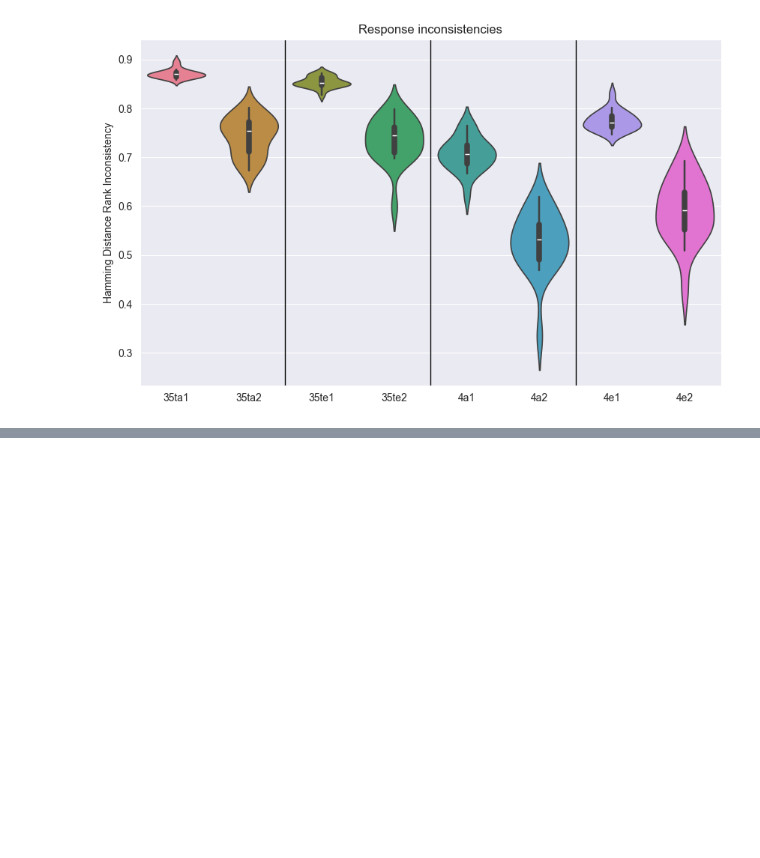
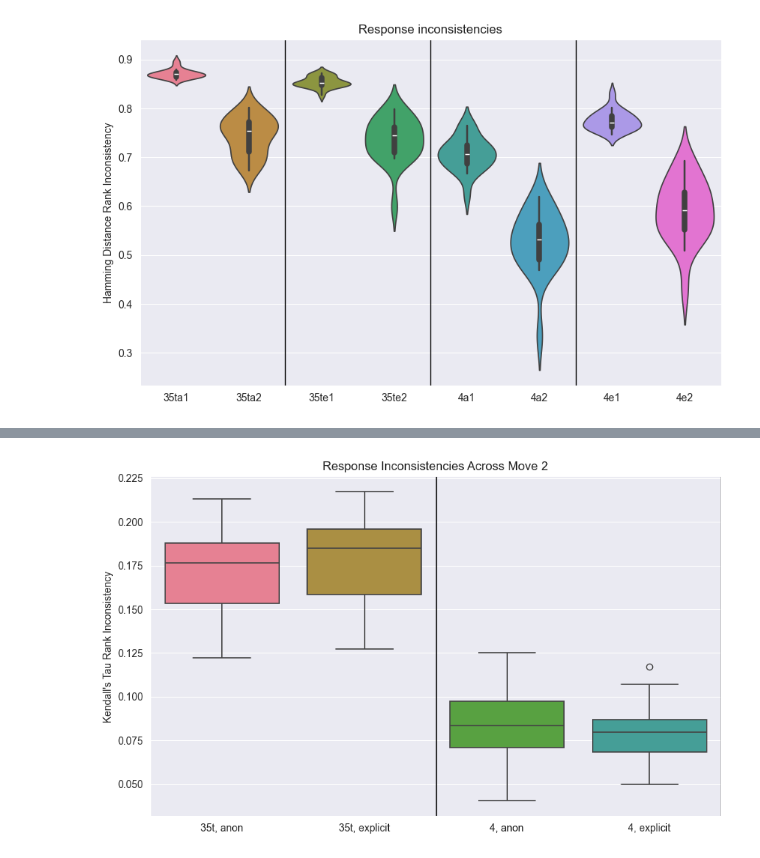
Before and after one commit to aashrivastava/LLMWargamingInconsistency, a Jupyter notebook: notebooks/RankStuff.ipynb, the cells around one changed output, grey strips where cells are left out. Drawn from its saved outputs; the diff is of its cells as text; code cells hidden in the pictures; blank space fills up the shorter version.

```diff
--- a/notebooks/RankStuff.ipynb
+++ b/notebooks/RankStuff.ipynb
@@ -258,0 +306,9 @@ for i in [1.5, 3.5, 5.5]:
+# %%
+move2s = pd.concat([dfk35tra['Move 2'], dfk35tre['Move 2'], dfk4ra['Move 2'], dfk4re['Move 2']], axis=1)
+move2s.columns = [
+    '35t, anon',
+    '35t, explicit',
+    '4, anon',
+    '4, explicit'
+]
+move2s
@@ -258,0 +333,9 @@ for i in [1.5, 3.5, 5.5]:
+# %%
+plt.figure(figsize=(10, 6))
+sns.boxplot(move2s, linewidth=1.2)
+plt.ylabel('Kendall\'s Tau Rank Inconsistency')
+plt.title('Response Inconsistencies Across Move 2')
+for i in [1.5, 3.5]:
+    plt.axvline(x=i, color='black', linewidth=1)
+# %% [output]
+[figure, added]
```
Also changed, not shown: parts of 9 cells of this notebook, 25 other files.
